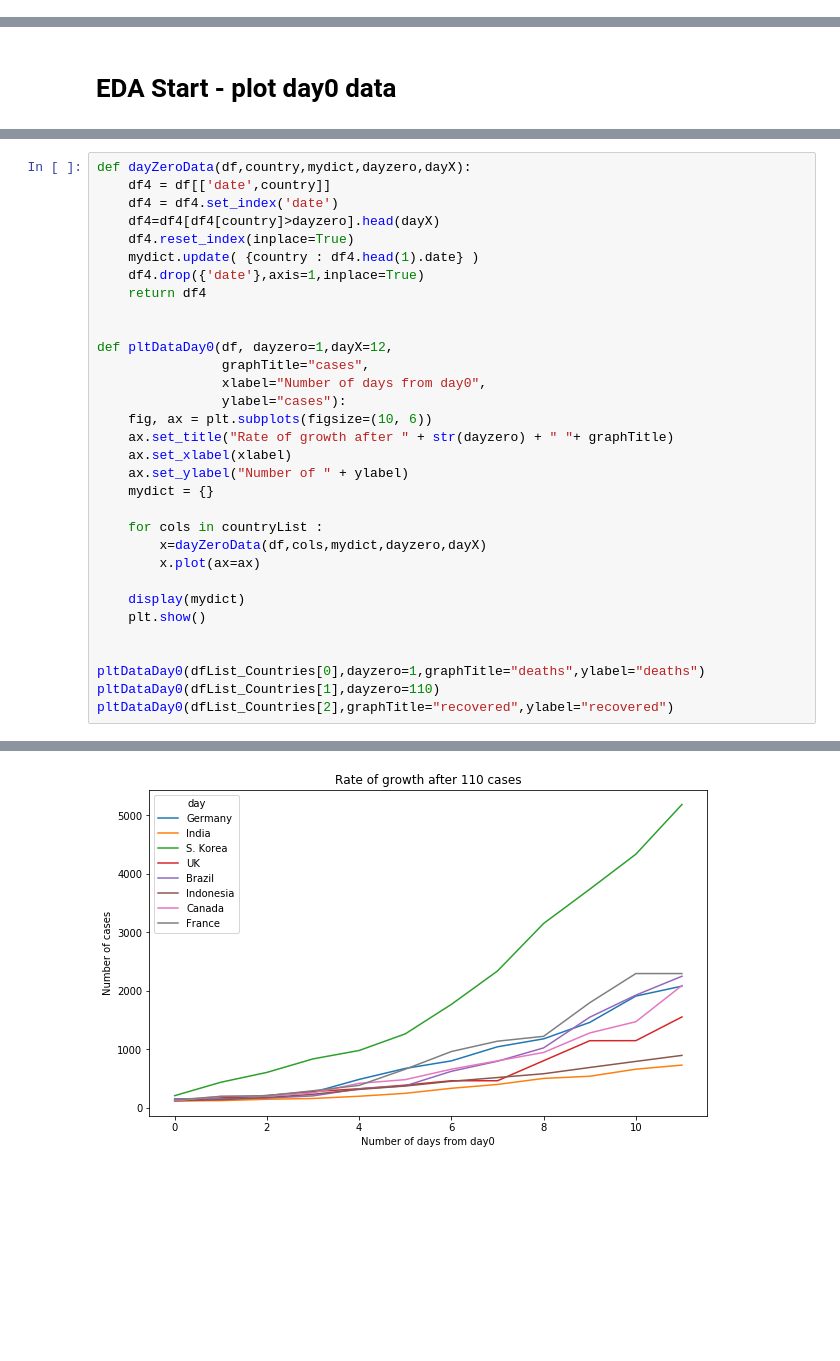
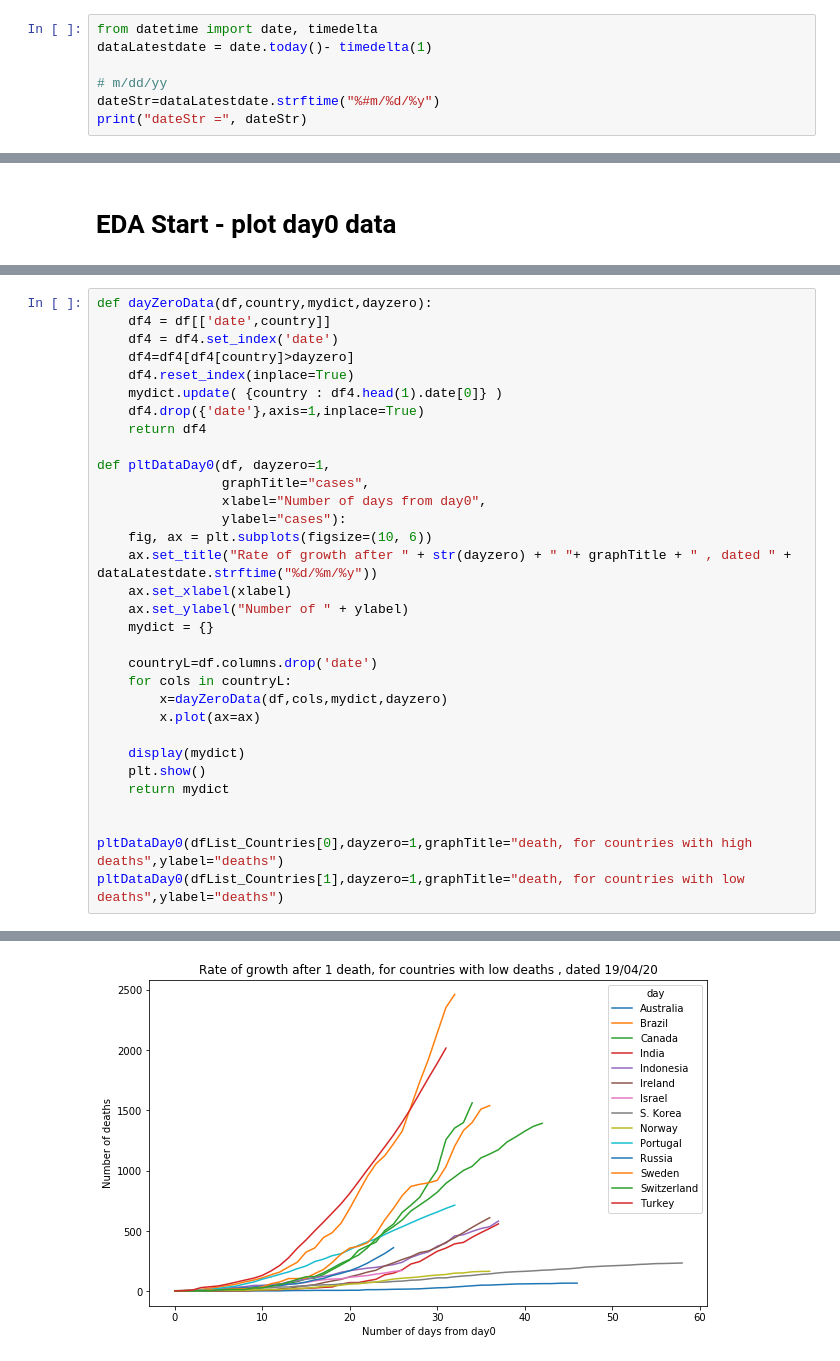
Before and after one commit to priyanka7255/public_repo, a Jupyter notebook: covid/EDADay0Plots.ipynb, the cells around one changed output, grey strips where cells are left out. Drawn from its saved outputs; the diff is of its cells as text; blank space fills up the shorter version.

Commit message:
latest changes as of 19 Apr 2020
latest changes as of 19 Apr 2020

```diff
--- a/covid/EDADay0Plots.ipynb
+++ b/covid/EDADay0Plots.ipynb
@@ -15,2 +14,9 @@ n1=10
 # %% [output]
 ./data/
+# %%
+from datetime import date, timedelta
+dataLatestdate = date.today()- timedelta(1)
+
+# m/dd/yy
+dateStr=dataLatestdate.strftime("%#m/%d/%y")
+print("dateStr =", dateStr)
@@ -63,33 +90,33 @@ for df in dfList_Countries:
 # %%
-def dayZeroData(df,country,mydict,dayzero,dayX):
+def dayZeroData(df,country,mydict,dayzero):
     df4 = df[['date',country]]
     df4 = df4.set_index('date')
-    df4=df4[df4[country]>dayzero].head(dayX)
+    df4=df4[df4[country]>dayzero]
     df4.reset_index(inplace=True)
-    mydict.update( {country : df4.head(1).date} )
+    mydict.update( {country : df4.head(1).date[0]} )
     df4.drop({'date'},axis=1,inplace=True)
     return df4
 
-
-def pltDataDay0(df, dayzero=1,dayX=12,
+def pltDataDay0(df, dayzero=1,
                 graphTitle="cases",
                 xlabel="Number of days from day0",
                 ylabel="cases"):
     fig, ax = plt.subplots(figsize=(10, 6))
-    ax.set_title("Rate of growth after " + str(dayzero) + " "+ graphTitle)
+    ax.set_title("Rate of growth after " + str(dayzero) + " "+ graphTitle + " , dated " + dataLatestdate.strftime("%d/%m/%y"))
     ax.set_xlabel(xlabel)
     ax.set_ylabel("Number of " + ylabel)
     mydict = {}
 
-    for cols in countryList :
-        x=dayZeroData(df,cols,mydict,dayzero,dayX)
+    countryL=df.columns.drop('date')
+    for cols in countryL:
+        x=dayZeroData(df,cols,mydict,dayzero)
         x.plot(ax=ax)
 
     display(mydict)
     plt.show()
+    return mydict
 
 
-pltDataDay0(dfList_Countries[0],dayzero=1,graphTitle="deaths",ylabel="deaths")
-pltDataDay0(dfList_Countries[1],dayzero=110)
-pltDataDay0(dfList_Countries[2],graphTitle="recovered",ylabel="recovered")
+pltDataDay0(dfList_Countries[0],dayzero=1,graphTitle="death, for countries with high deaths",ylabel="deaths")
+pltDataDay0(dfList_Countries[1],dayzero=1,graphTitle="death, for countries with low deaths",ylabel="deaths")
 # %% [output]
@@ -115 +148 @@ pltDataDay0(dfList_Countries[2],graphTitle="recovered",ylabel="recovered")
-[figure, old version]
+[figure, new version]
```
Also changed, not shown: parts of 7 cells of this notebook, 1 other file.
